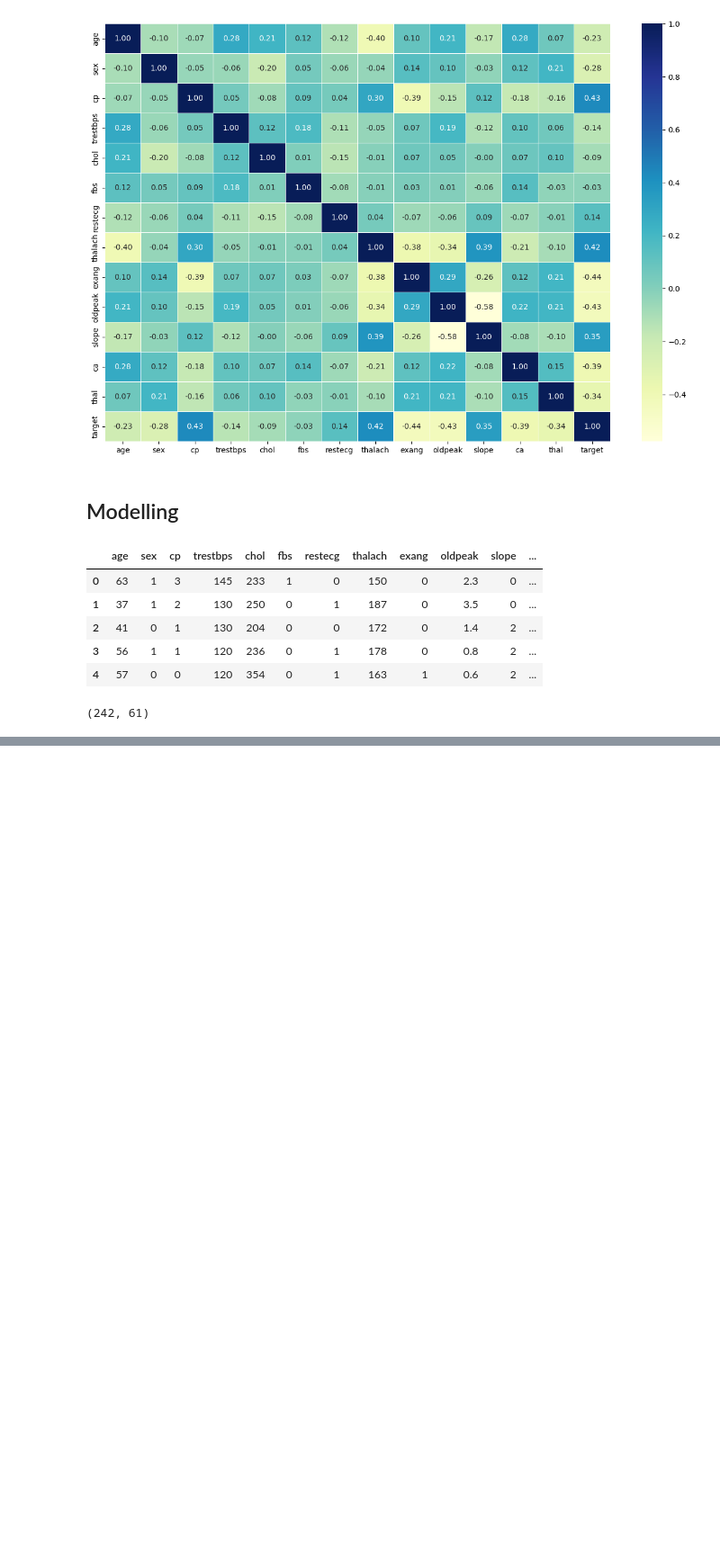
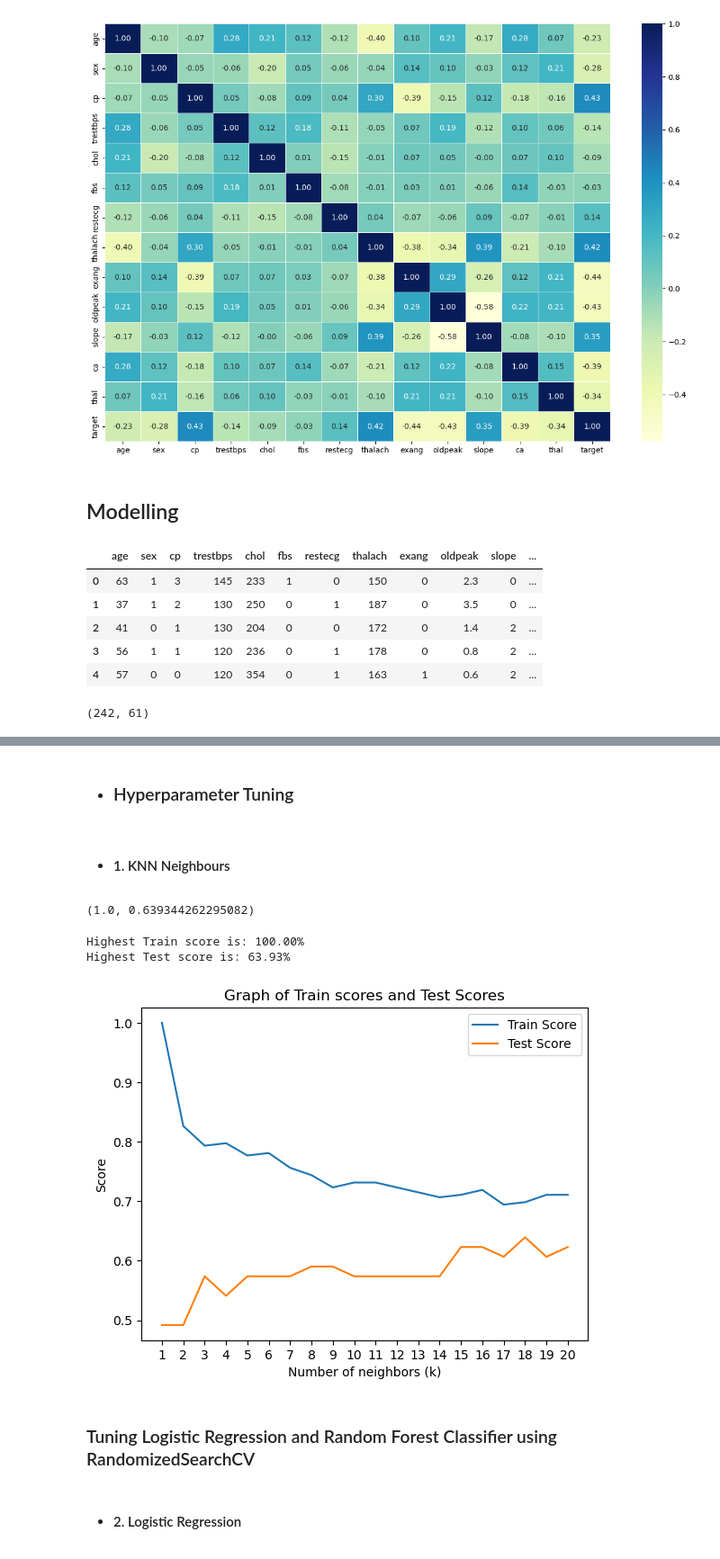
Before and after one commit to bhagya777/Heart_disease_prediction_project, a Jupyter notebook: Heart_disease_prediction_model.ipynb, the cells around one changed output, grey strips where cells are left out. Shown: that part at 90% size. Cells and saved outputs as stored; diff of their text form; code cells hidden in the pictures; blank space fills up the shorter version.

```diff
--- a/Heart_disease_prediction_model.ipynb
+++ b/Heart_disease_prediction_model.ipynb
@@ -229,0 +288,42 @@ len(x_train),len(x_test)
+# %% [markdown]
+* ### Hyperparameter Tuning
+# %% [markdown]
+* #### 1. KNN Neighbours
+# %%
+train_scores=[]
+test_scores=[]
+
+neighbors=range(1,21)
+knn=KNeighborsClassifier()
+
+np.random.seed(1)
+for i in neighbors:
+    knn.set_params(n_neighbors=i)
+    knn.fit(x_train,y_train)
+    train_scores.append(knn.score(x_train,y_train))
+    test_scores.append(knn.score(x_test,y_test))
+
+train_scores,test_scores
+max(train_scores),max(test_scores)
+# %% [output]
+(1.0, 0.639344262295082)
+# %%
+plt.plot(neighbors,train_scores,label="Train Score")
+plt.plot(neighbors,test_scores,label="Test Score")
+plt.title("Graph of Train scores and Test Scores")
+plt.xlabel("Number of neighbors (k)")
+plt.ylabel("Score")
+plt.legend()
+plt.xticks(np.arange(1,21,1))
+
+print(f"Highest Train score is: {max(train_scores)*100:.2f}%")
+print(f"Highest Test score is: {max(test_scores)*100:.2f}%")
+plt.show()
+# %% [output]
+Highest Train score is: 100.00%
+Highest Test score is: 63.93%
+[figure, added]
+# %% [markdown]
+### Tuning Logistic Regression and Random Forest Classifier using RandomizedSearchCV
+# %% [markdown]
+* #### 2. Logistic Regression
```
Also changed, not shown: parts of 48 cells of this notebook.
